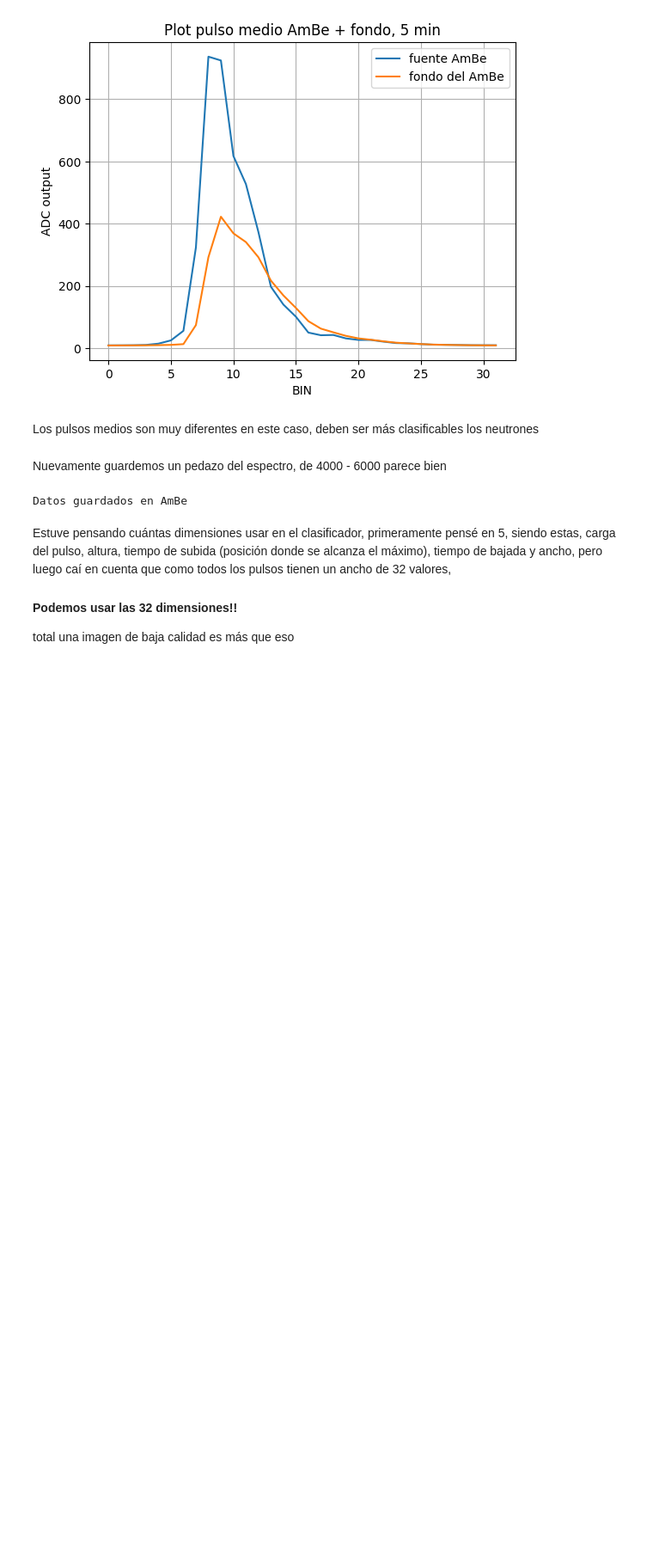
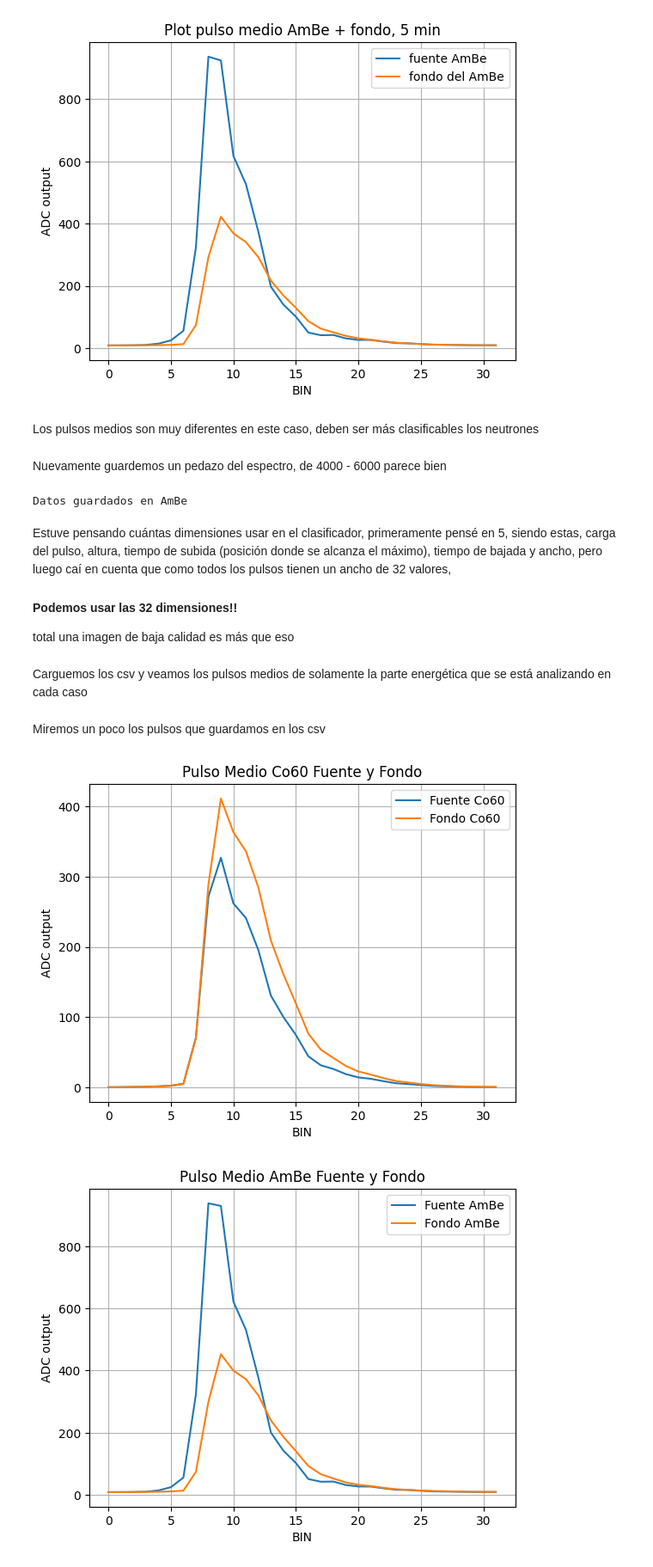
Before and after one commit to saisito/MLF_nunez-alejandro, a Jupyter notebook: nunez-alejandro.ipynb, the cells around one changed output. Shown: that part at 86% size. Drawn from its saved outputs; the diff is of its cells as text; code cells hidden in the pictures; blank space fills up the shorter version.

```diff
--- a/nunez-alejandro.ipynb
+++ b/nunez-alejandro.ipynb
@@ -322,3 +322,5 @@ del mean_pulses_AmBe
 Estuve pensando cuántas dimensiones usar en el clasificador, primeramente pensé en 5, siendo estas, carga del pulso, altura, tiempo de subida (posición donde se alcanza el máximo), tiempo de bajada y ancho, pero luego caí en cuenta que como todos los pulsos tienen un ancho de 32 valores,
 #### Podemos usar las 32 dimensiones!!
 total una imagen de baja calidad es más que eso
+# %% [markdown]
+Carguemos los csv y veamos los pulsos medios de solamente la parte energética que se está analizando en cada caso
@@ -324,0 +371,41 @@ total una imagen de baja calidad es más que eso
+# %%
+# Rutas a los archivos CSV generados
+co_fuente_csv = "Co60/fuente_pulsos.csv"
+co_fondo_csv = "Co60/fondo_pulsos.csv"
+ambe_fuente_csv = "AmBe/fuente_pulsos.csv"
+ambe_fondo_csv = "AmBe/fondo_pulsos.csv"
+
+# Cargar los datos desde los archivos CSV
+co_fuente_data = load_csv_data(co_fuente_csv)
+co_fondo_data = load_csv_data(co_fondo_csv)
+ambe_fuente_data = load_csv_data(ambe_fuente_csv)
+ambe_fondo_data = load_csv_data(ambe_fondo_csv)
+# %% [markdown]
+Miremos un poco los pulsos que guardamos en los csv
+# %%
+# Calcular los pulsos medios
+co_fuente_mean_pulse = calculate_mean_pulse(co_fuente_data)
+co_fondo_mean_pulse = calculate_mean_pulse(co_fondo_data)
+ambe_fuente_mean_pulse = calculate_mean_pulse(ambe_fuente_data)
+ambe_fondo_mean_pulse = calculate_mean_pulse(ambe_fondo_data)
+
+# Graficar los pulsos medios de Co (fuente y fondo)
+plot_mean_pulses(
+    mean_pulses=[co_fuente_mean_pulse, co_fondo_mean_pulse],
+    labels=['Fuente Co60', 'Fondo Co60'],
+    title='Pulso Medio Co60 Fuente y Fondo',
+    x_label='BIN',
+    y_label='ADC output'
+)
+
+# Graficar los pulsos medios de AmBe (fuente y fondo)
+plot_mean_pulses(
+    mean_pulses=[ambe_fuente_mean_pulse, ambe_fondo_mean_pulse],
+    labels=['Fuente AmBe', 'Fondo AmBe'],
+    title='Pulso Medio AmBe Fuente y Fondo',
+    x_label='BIN',
+    y_label='ADC output'
+)
+# %% [output]
+[figure, added]
+[figure, added]
```
Also changed, not shown: parts of 20 cells of this notebook.
